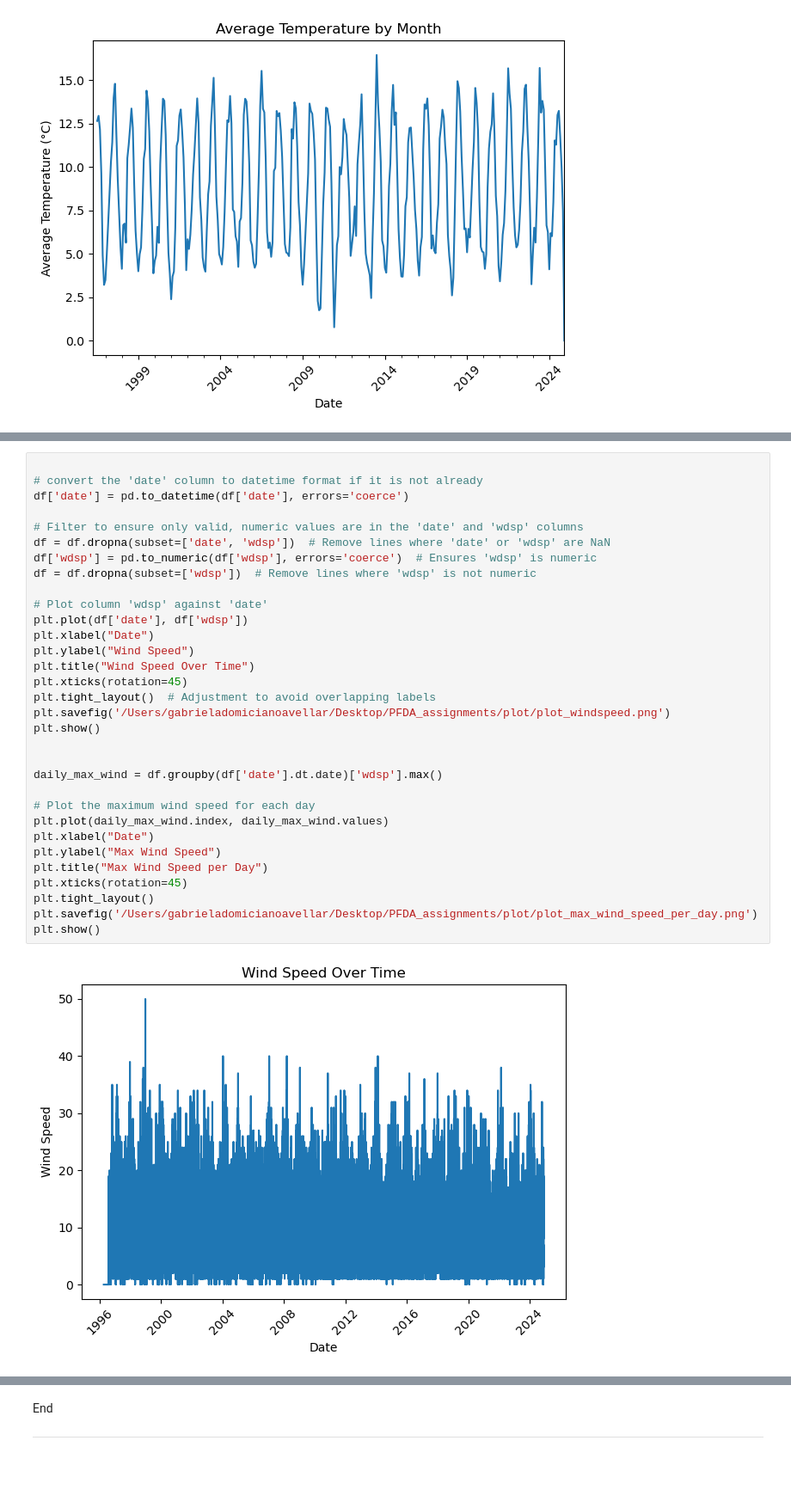
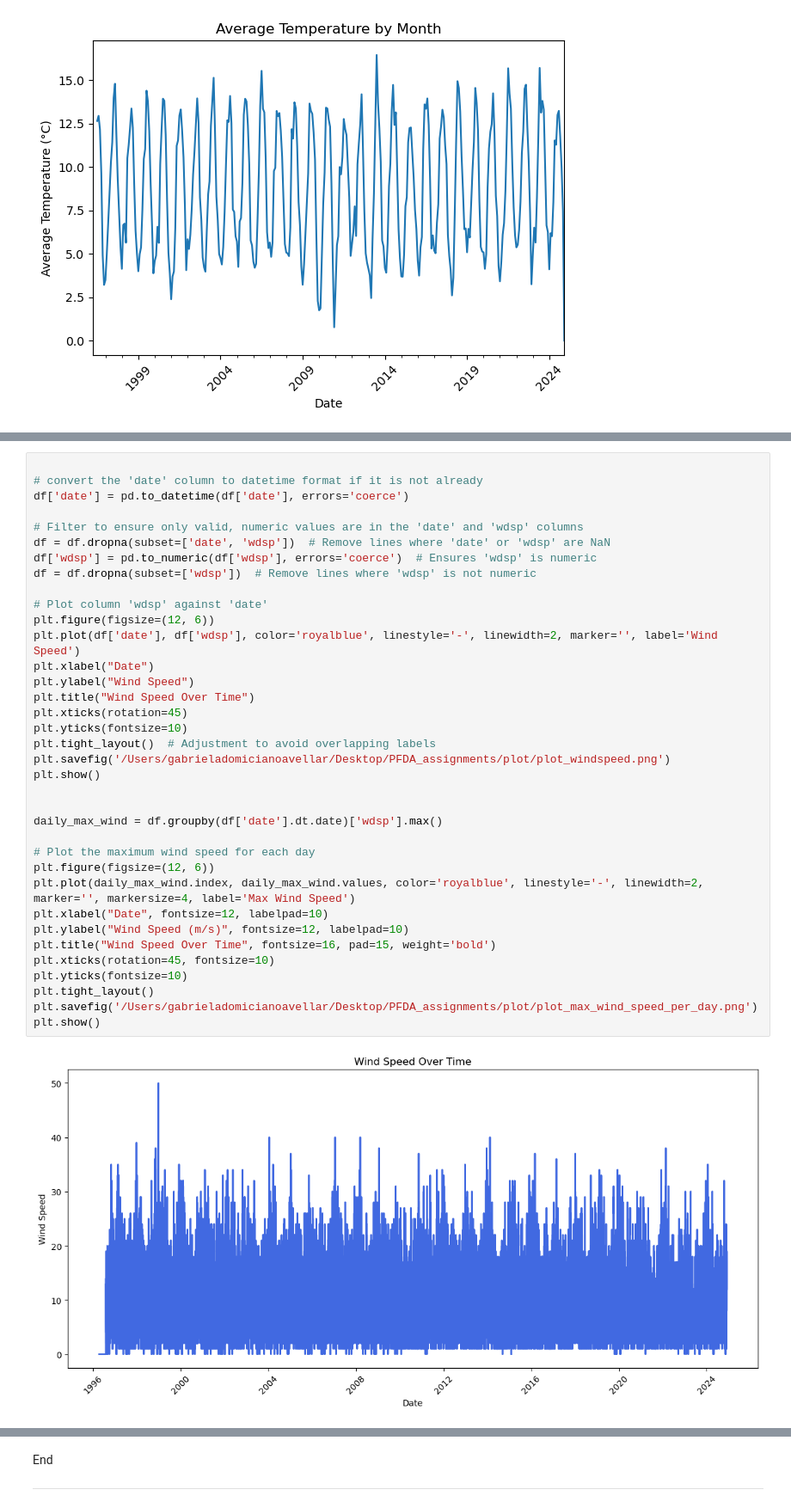
Before and after one commit to GabrielaDomiciano/PFDA_assignments, a Jupyter notebook: assignment6_Weather.ipynb, the cells around one changed output, grey strips where cells are left out. Shown at 86% size. Saved outputs shown, nothing was run; the diff lists cells and outputs as text; blank space fills up the shorter version.

```diff
--- a/assignment6_Weather.ipynb
+++ b/assignment6_Weather.ipynb
@@ -143,28 +149,32 @@ df['date'] = pd.to_datetime(df['date'], errors='coerce')
 df = df.dropna(subset=['date', 'wdsp'])  # Remove lines where 'date' or 'wdsp' are NaN
 df['wdsp'] = pd.to_numeric(df['wdsp'], errors='coerce')  # Ensures 'wdsp' is numeric
 df = df.dropna(subset=['wdsp'])  # Remove lines where 'wdsp' is not numeric
 
 # Plot column 'wdsp' against 'date'
-plt.plot(df['date'], df['wdsp'])
+plt.figure(figsize=(12, 6))
+plt.plot(df['date'], df['wdsp'], color='royalblue', linestyle='-', linewidth=2, marker='', label='Wind Speed')
 plt.xlabel("Date")
 plt.ylabel("Wind Speed")
 plt.title("Wind Speed Over Time")
 plt.xticks(rotation=45)
+plt.yticks(fontsize=10)
 plt.tight_layout()  # Adjustment to avoid overlapping labels
 plt.savefig('/Users/gabrieladomicianoavellar/Desktop/PFDA_assignments/plot/plot_windspeed.png')
 plt.show()
 
 
 daily_max_wind = df.groupby(df['date'].dt.date)['wdsp'].max()
 
 # Plot the maximum wind speed for each day
-plt.plot(daily_max_wind.index, daily_max_wind.values)
-plt.xlabel("Date")
-plt.ylabel("Max Wind Speed")
-plt.title("Max Wind Speed per Day")
-plt.xticks(rotation=45)
+plt.figure(figsize=(12, 6))
+plt.plot(daily_max_wind.index, daily_max_wind.values, color='royalblue', linestyle='-', linewidth=2, marker='', markersize=4, label='Max Wind Speed')
+plt.xlabel("Date", fontsize=12, labelpad=10)
+plt.ylabel("Wind Speed (m/s)", fontsize=12, labelpad=10)
+plt.title("Wind Speed Over Time", fontsize=16, pad=15, weight='bold')
+plt.xticks(rotation=45, fontsize=10)
+plt.yticks(fontsize=10)
 plt.tight_layout()
 plt.savefig('/Users/gabrieladomicianoavellar/Desktop/PFDA_assignments/plot/plot_max_wind_speed_per_day.png')
 plt.show()
 # %% [output]
-[figure, old version]
+[figure, new version]
```
Also changed, not shown: parts of 6 cells of this notebook, 6 other files.
